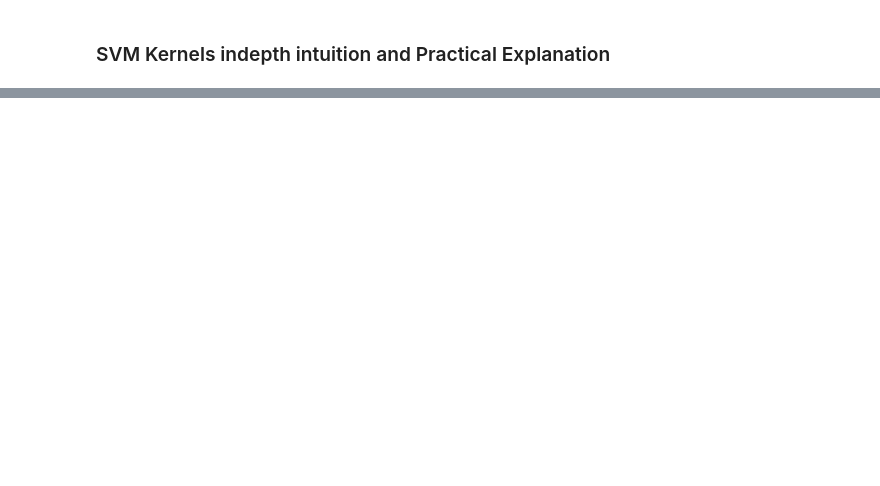
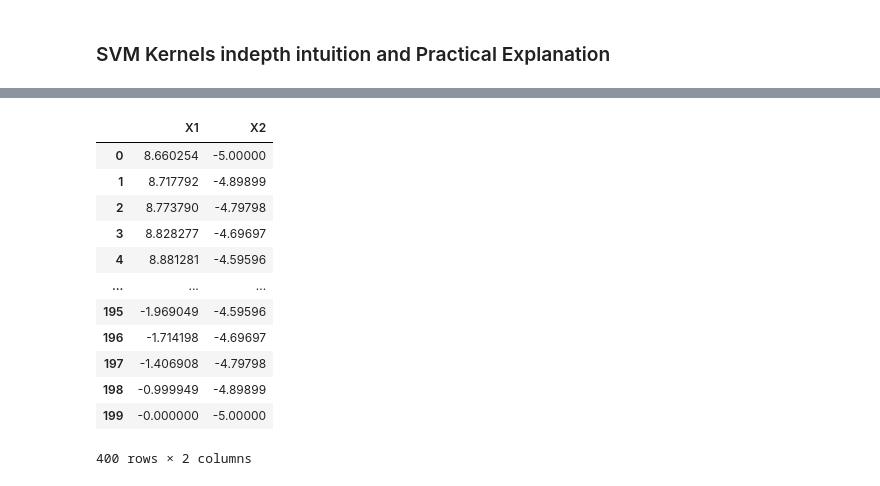
Before and after one commit to Niranjan683/MLprojects, a Jupyter notebook: SVM/SVM_kernel.ipynb, the cells around one changed output, grey strips where cells are left out. Saved outputs shown, nothing was run; the diff lists cells and outputs as text; code cells hidden in the pictures; blank space fills up the shorter version.

```diff
--- a/SVM/SVM_kernel.ipynb
+++ b/SVM/SVM_kernel.ipynb
@@ -29,0 +88,17 @@ y1 = np.sqrt(5**2 - x1**2)
+# %%
+X= df.iloc[:,:2]
+X
+# %% [output]
+|  | X1 | X2 |
+| 0 | 8.660254 | -5.00000 |
+| 1 | 8.717792 | -4.89899 |
+| 2 | 8.773790 | -4.79798 |
+| 3 | 8.828277 | -4.69697 |
+| 4 | 8.881281 | -4.59596 |
+| ... | ... | ... |
+| 195 | -1.969049 | -4.59596 |
+| 196 | -1.714198 | -4.69697 |
+| 197 | -1.406908 | -4.79798 |
+| 198 | -0.999949 | -4.89899 |
+| 199 | -0.000000 | -5.00000 |
+400 rows × 2 columns
```
Also changed, not shown: parts of 14 cells of this notebook, 1 other file.
